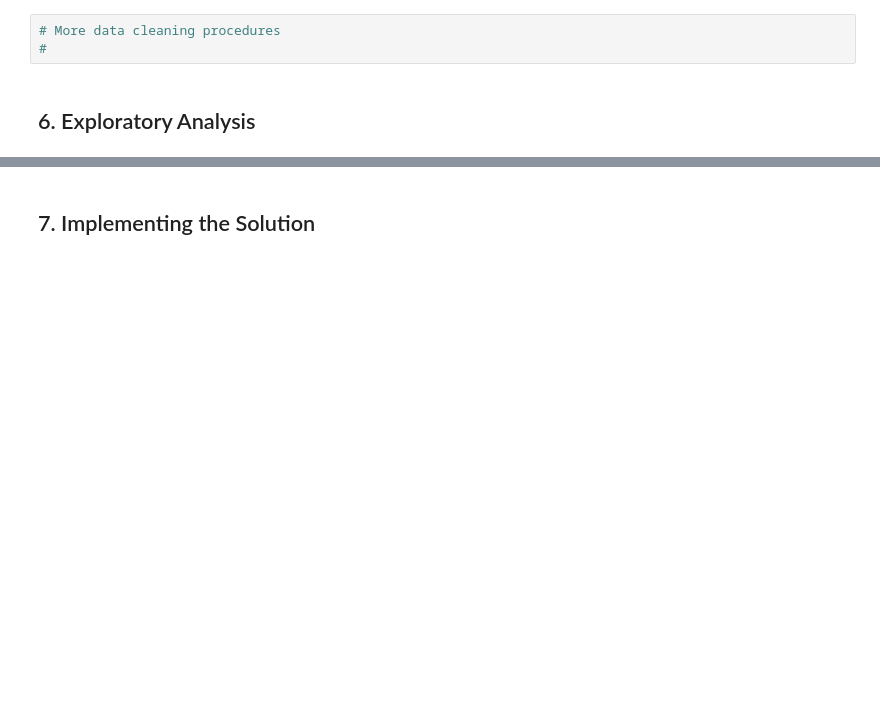
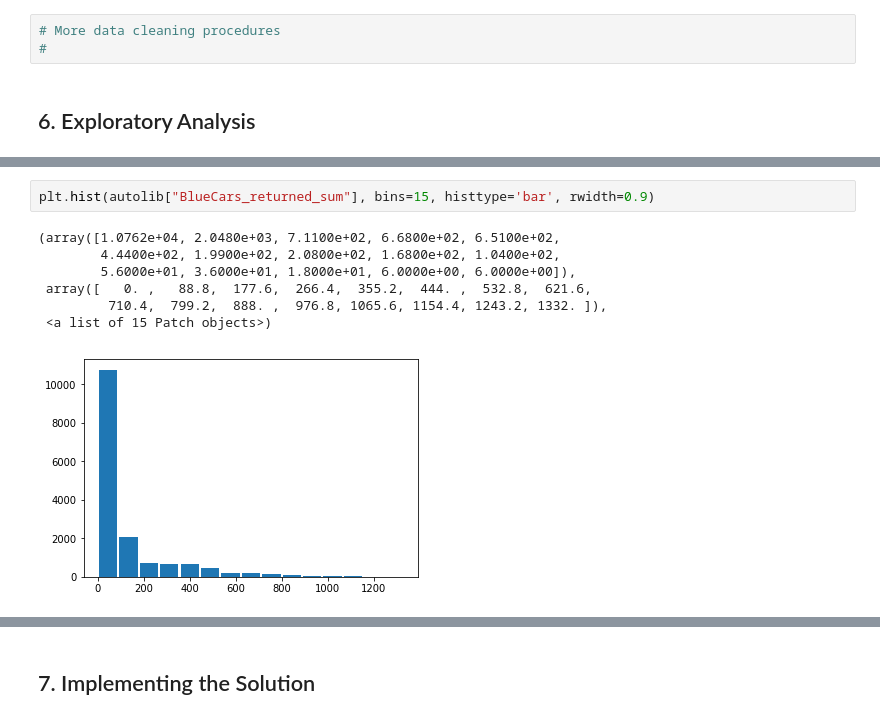
Before and after one commit to ibrahimabdike/IP_Week3_core_Ibrahim_Yahya, a Jupyter notebook: IP_Week3_core_Ibrahim_Yahya.ipynb, the cells around one changed output, grey strips where cells are left out. Saved outputs shown, nothing was run; the diff lists cells and outputs as text; blank space fills up the shorter version.

```diff
--- a/IP_Week3_core_Ibrahim_Yahya.ipynb
+++ b/IP_Week3_core_Ibrahim_Yahya.ipynb
@@ -157,0 +189,10 @@ dtype: int64
+# %%
+plt.hist(autolib["BlueCars_returned_sum"], bins=15, histtype='bar', rwidth=0.9)
+# %% [output]
+(array([1.0762e+04, 2.0480e+03, 7.1100e+02, 6.6800e+02, 6.5100e+02,
+        4.4400e+02, 1.9900e+02, 2.0800e+02, 1.6800e+02, 1.0400e+02,
+        5.6000e+01, 3.6000e+01, 1.8000e+01, 6.0000e+00, 6.0000e+00]),
+ array([   0. ,   88.8,  177.6,  266.4,  355.2,  444. ,  532.8,  621.6,
+         710.4,  799.2,  888. ,  976.8, 1065.6, 1154.4, 1243.2, 1332. ]),
+ <a list of 15 Patch objects>)
+[figure, added]
```
Also changed, not shown: parts of 52 cells of this notebook.
